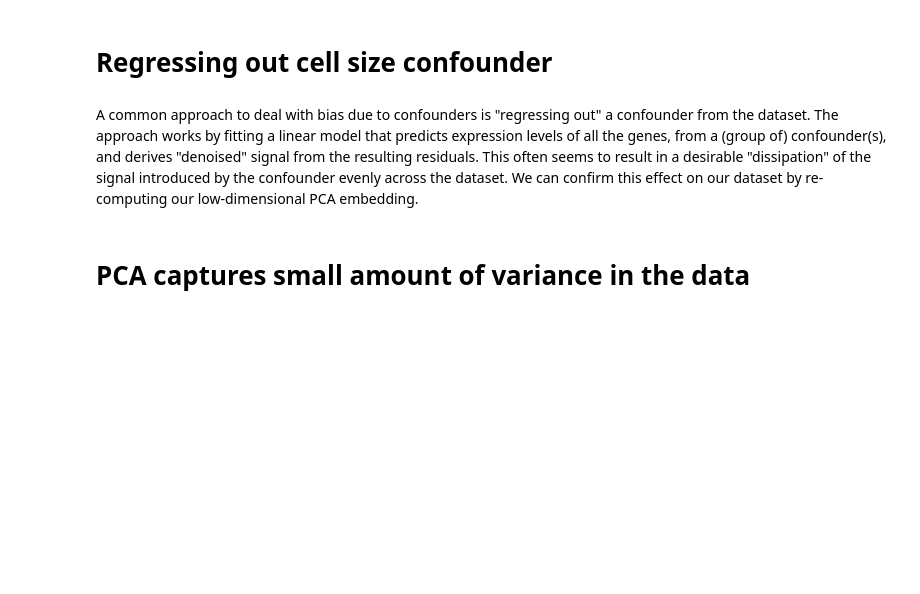
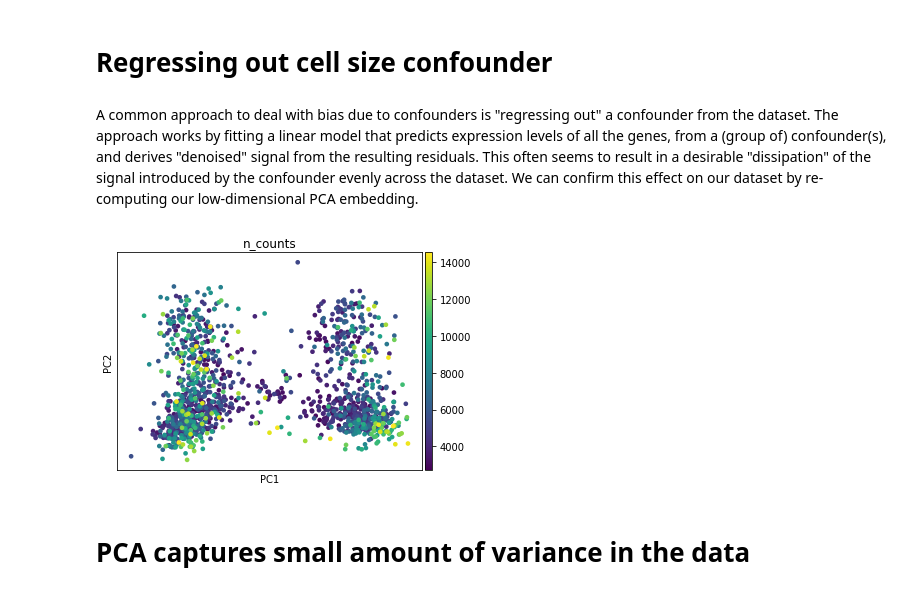
Before and after one commit to picrin/cancer_heterogeneity, a Jupyter notebook: C1239.ipynb, the cells around one changed output. Saved outputs shown, nothing was run; the diff lists cells and outputs as text; code cells hidden in the pictures; blank space fills up the shorter version.

```diff
--- a/C1239.ipynb
+++ b/C1239.ipynb
@@ -473,6 +473,8 @@ A common approach to deal with bias due to confounders is "regressing out" a con
 # %%
-#sc.tl.pca(adata, svd_solver='arpack')
-#sc.pl.pca(adata, color='n_counts')
+sc.tl.pca(adata, svd_solver='arpack')
+sc.pl.pca(adata, color='n_counts')
+# %% [output]
+[figure, added]
 # %% [markdown]
 # PCA captures small amount of variance in the data
 # %% [markdown]
```
Also changed, not shown: parts of 25 cells of this notebook, 7 other files.
